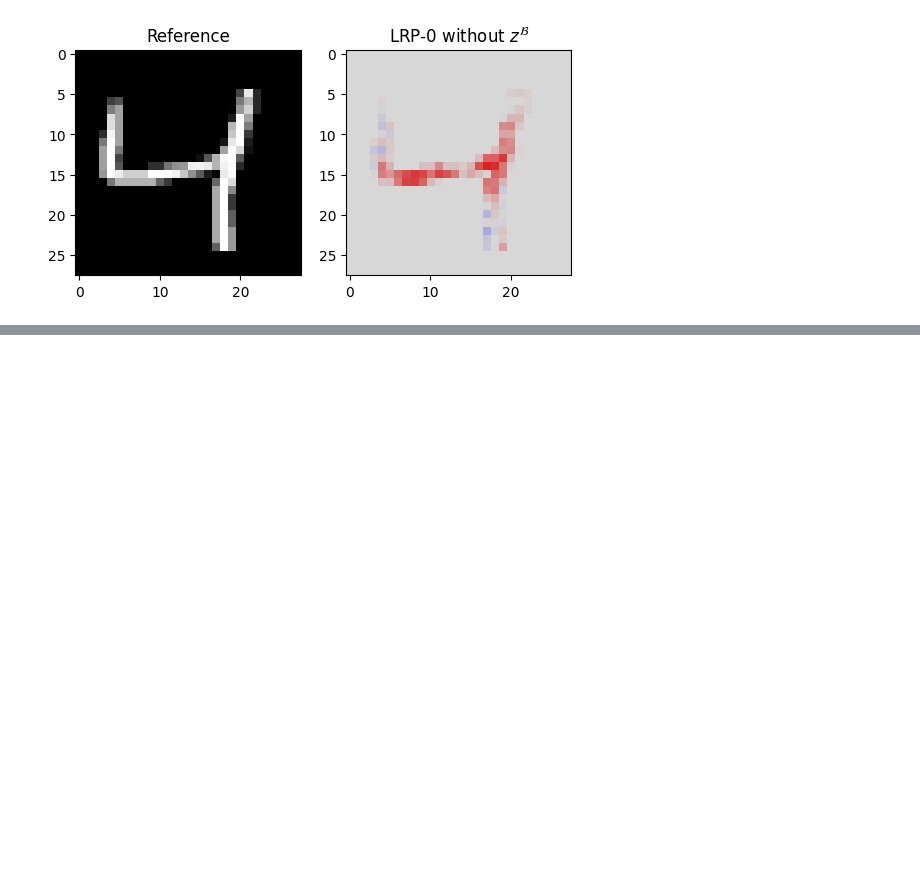
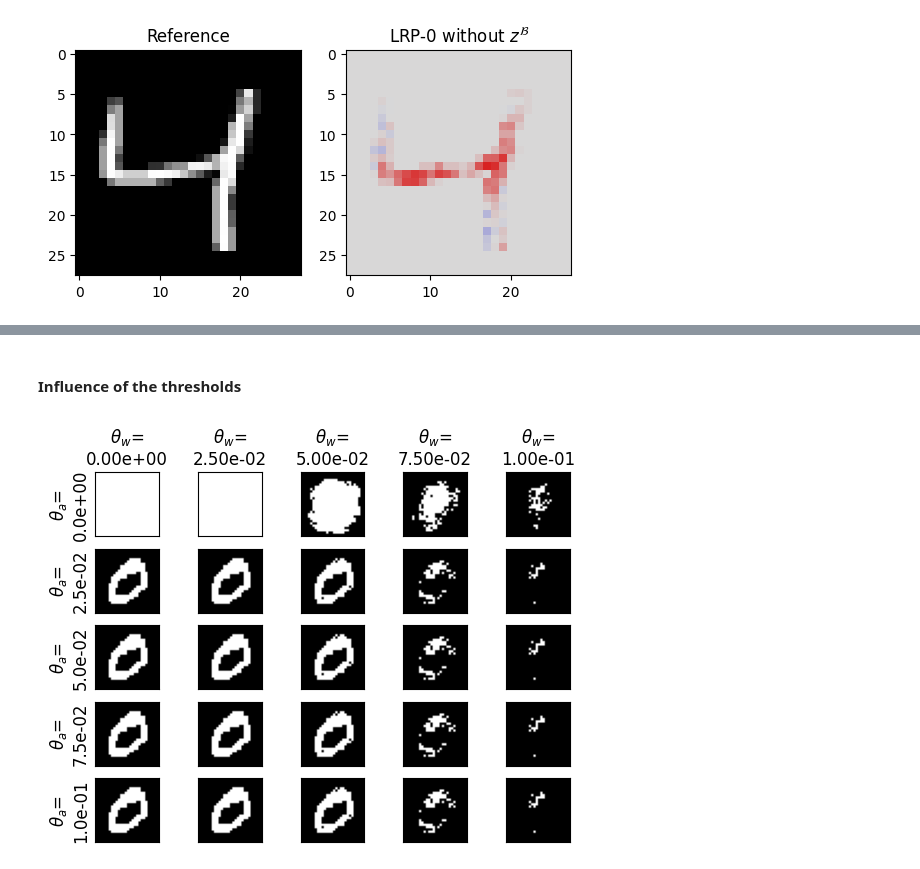
Before and after one commit to Red-Rapious/Semiring-LRP, a Jupyter notebook: code/mnist-abstract-semiring.ipynb, the cells around one changed output, grey strips where cells are left out. Saved outputs shown, nothing was run; the diff lists cells and outputs as text; code cells hidden in the pictures; blank space fills up the shorter version.

Commit message:
Visualization of different thresholds for boolean semiring

```diff
--- a/code/mnist-abstract-semiring.ipynb
+++ b/code/mnist-abstract-semiring.ipynb
@@ -269,6 +271,12 @@ for i in range(DIGITS):
 # %%
 reload(ProvLRP)
+reload(ProvLRP_config)
 semiring = ProvLRP.BooleanSemiring
+
+ProvLRP_config.boolean_relevance_threshold = 0.5
+
+ProvLRP_config.boolean_activation_threshold = 1.
+ProvLRP_config.boolean_weight_threshold = 1.
 
 R_bool = [None] * L + [semiring.from_relevance(A[L] * (T[:,None]==np.arange(nb_digits)))]
 
@@ -303,0 +312,44 @@ for i in range(DIGITS):
+# %% [markdown]
+#### Influence of the thresholds
+# %%
+reload(ProvLRP)
+reload(ProvLRP_config)
+semiring = ProvLRP.BooleanSemiring
+
+ProvLRP_config.boolean_relevance_threshold = 0.5
+activation_thresholds = np.linspace(0, 0.1, 5)
+weight_thresholds = np.linspace(0, 0.1, 5)
+
+fig, axs = plt.subplots(len(activation_thresholds), len(weight_thresholds))
+
+for ax, i in zip(axs[0], range(len(weight_thresholds))):
+    ax.set_title(f"$\\theta_w$=\n{weight_thresholds[i]:0.2e}")
+
+for ax, j in zip(axs[:,0], range(len(activation_thresholds))):
+    ax.set_ylabel(f"$\\theta_a$=\n{activation_thresholds[j]:0.1e}", size='large')
+
+for i, theta_a in enumerate(activation_thresholds):
+    for j, theta_w in enumerate(weight_thresholds):
+        ProvLRP_config.boolean_activation_threshold = theta_a
+        ProvLRP_config.boolean_weight_threshold = theta_w
+
+        R_bool = [None] * L + [semiring.from_relevance(A[L] * (T[:,None]==np.arange(nb_digits)))]
+
+        # All layers, even the pixels one
+        for l in range(0, L)[::-1]:
+            w = rho(semiring.from_weight(W[l]), l)
+
+            s = R_bool[l+1]
+            c = s.dot(w.T)
+            R_bool[l] = semiring.from_activation(A[l]) * c
+
+        Rf = [semiring.semiring_to_float(x) for x in R_bool]
+        image = Rf[0][T==0][0].reshape((28, 28))
+
+        axs[i][j].imshow(image, cmap="gray", vmin=0, vmax=1)
+        axs[i][j].set_xticks([])
+        axs[i][j].set_yticks([])
+
+plt.show()
+# %% [output]
+[figure, added]
```
Also changed, not shown: parts of 3 cells of this notebook, 2 other files.
